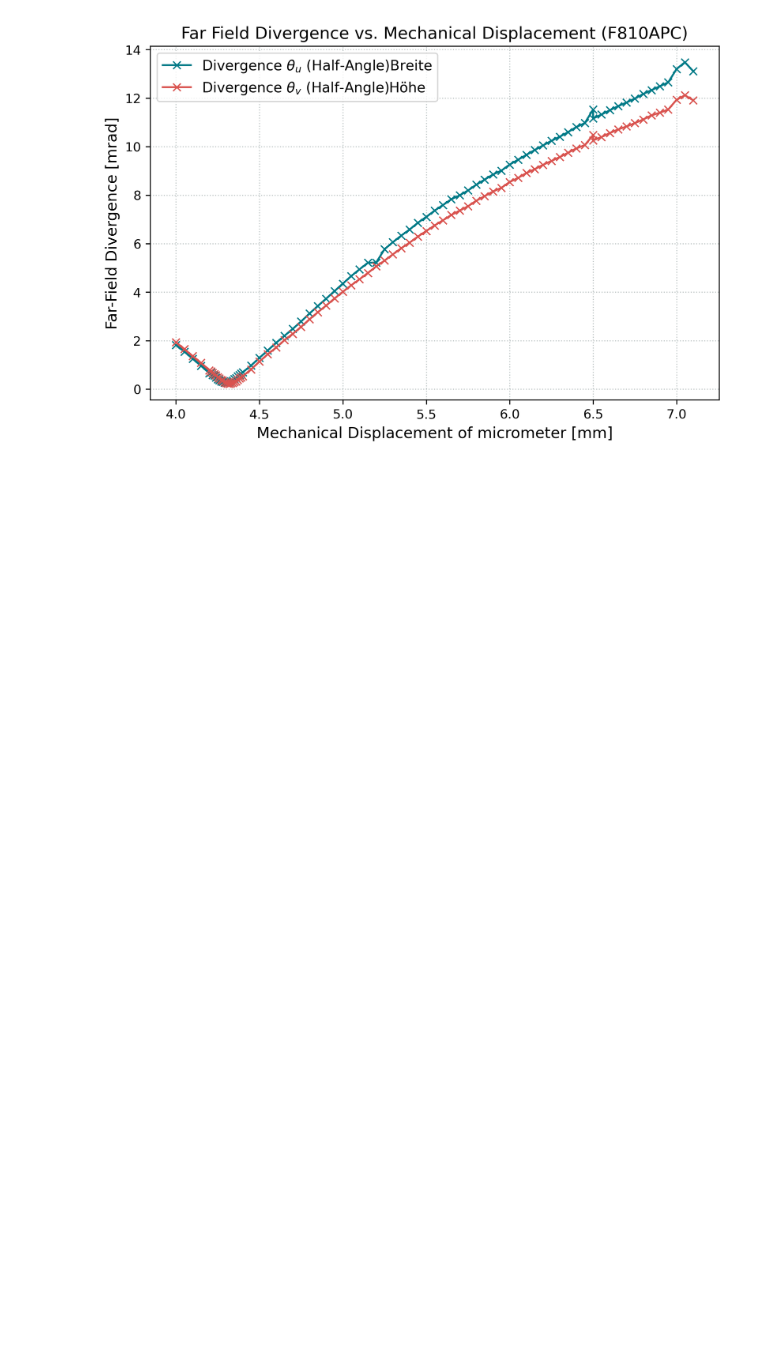
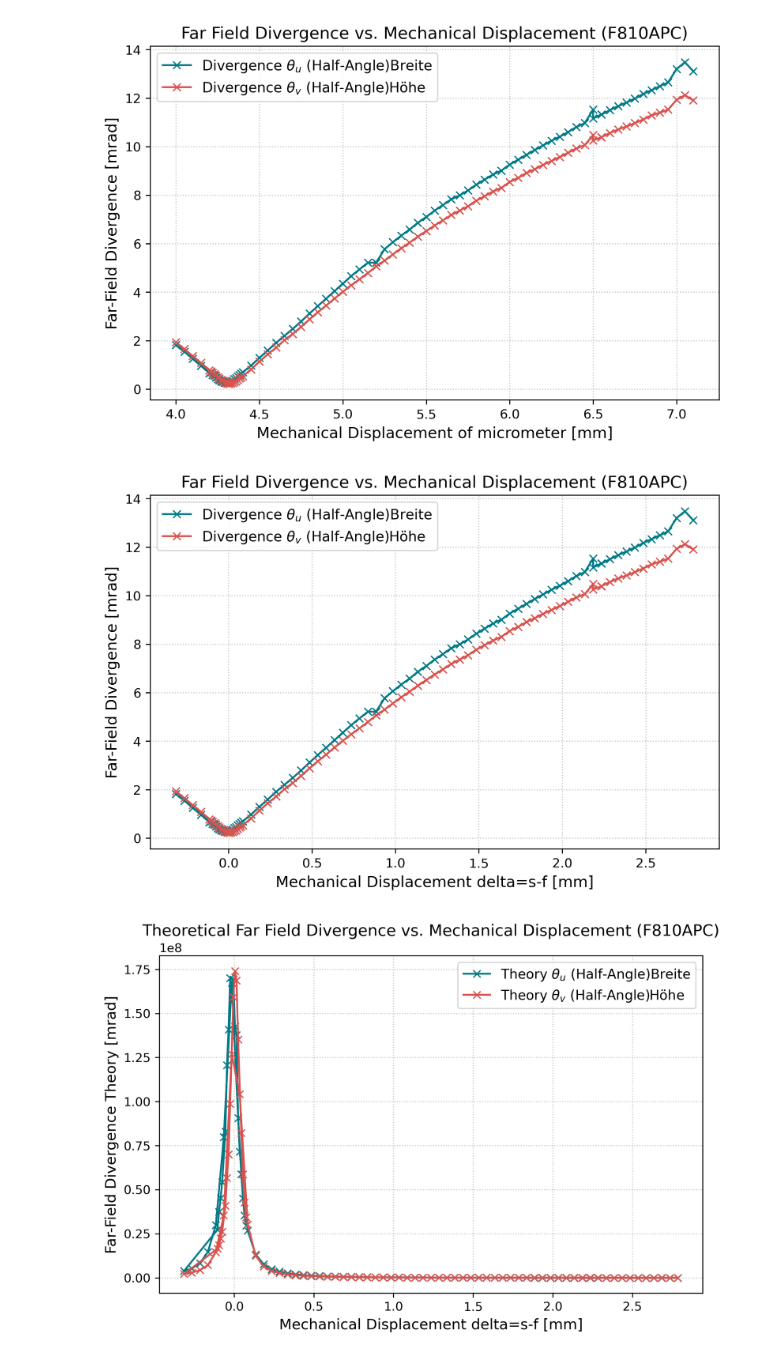
Before and after one commit to CodeTurtleT/lasercom-divergence-control, a Jupyter notebook: m2_1308.ipynb, the cells around one changed output. Cells and saved outputs as stored; diff of their text form; code cells hidden in the pictures; blank space fills up the shorter version.

```diff
--- a/m2_1308.ipynb
+++ b/m2_1308.ipynb
@@ -68,6 +70,56 @@ plt.show()
 #theta= M2 wave/ w*pi
 # %% [output]
 [figure]
+# %%
+#plot theta mit 0=perfect kollimated
+data = np.genfromtxt(
+    '/Users/trinity/Desktop/bachelor.thesis/measurements/1308_1408_measure/m2_measurements_1308.csv',
+    delimiter=','
+)
+
+lam  = 1064e-9   # Wavelength [m]
+MFD  = 5.4e-6    # Mode Field Diameter [m]
+w0   = MFD / 2   # Waist radius at the fiber end [m]
+f    = 36.6e-3
+
+distance_mechanical = data[:, 0]
+delta= distance_mechanical - 4.315
+theta_u = data[:, 1]
+M2_u = data[:, 2]
+zR_u = data[:, 3]
+theta_v = data[:, 4]
+M2_v = data[:, 5]
+zR_v = data[:, 6]
+# Plot erstellen
+plt.figure(figsize=(8, 5))
+plt.plot(delta, theta_u, '-x', label=r'Divergence $\theta_u$ (Half-Angle)Breite', color='#007A87')
+plt.plot(delta, theta_v, '-x', label=r'Divergence $\theta_v$ (Half-Angle)Höhe', color='#D9534F')
+
+# Achsenbeschriftungen machen das Labor-Leben leichter
+plt.xlabel(r"Mechanical Displacement delta=s-f [mm]")
+plt.ylabel(r"Far-Field Divergence [mrad]")
+plt.title('Far Field Divergence vs. Mechanical Displacement (F810APC)')
+plt.legend()
+#plt.savefig("/Users/trinity/Desktop/bachelor.thesis/ba_plots/measurements/setup/divergence_vs_mechanival_displacement.pdf")
+
+plt.show()
+#theta= M2 wave/ w*pi
+
+#theory:
+#theta(s-f)
+def theta(M2, delta, zR):
+    return M2*lam/(np.pi*w0*f) *np.sqrt(delta**2 + zR**2)
+plt.figure(figsize=(8, 5))
+plt.plot(delta, theta(M2_u, delta, zR_u)*1e3, '-x', label=r'Theory $\theta_u$ (Half-Angle)Breite', color='#007A87')
+plt.plot(delta, theta(M2_v, delta, zR_v)*1e3, '-x', label=r'Theory $\theta_v$ (Half-Angle)Höhe', color='#D9534F')
+plt.xlabel(r"Mechanical Displacement delta=s-f [mm]")
+plt.ylabel(r"Far-Field Divergence Theory [mrad]")
+plt.title('Theoretical Far Field Divergence vs. Mechanical Displacement (F810APC)')
+plt.legend()
+plt.show()
+# %% [output]
+[figure, added]
+[figure, added]
 # %%
 #m2 plot
 data = np.genfromtxt(
```
Also changed, not shown: parts of 3 cells of this notebook, 1 other file.
